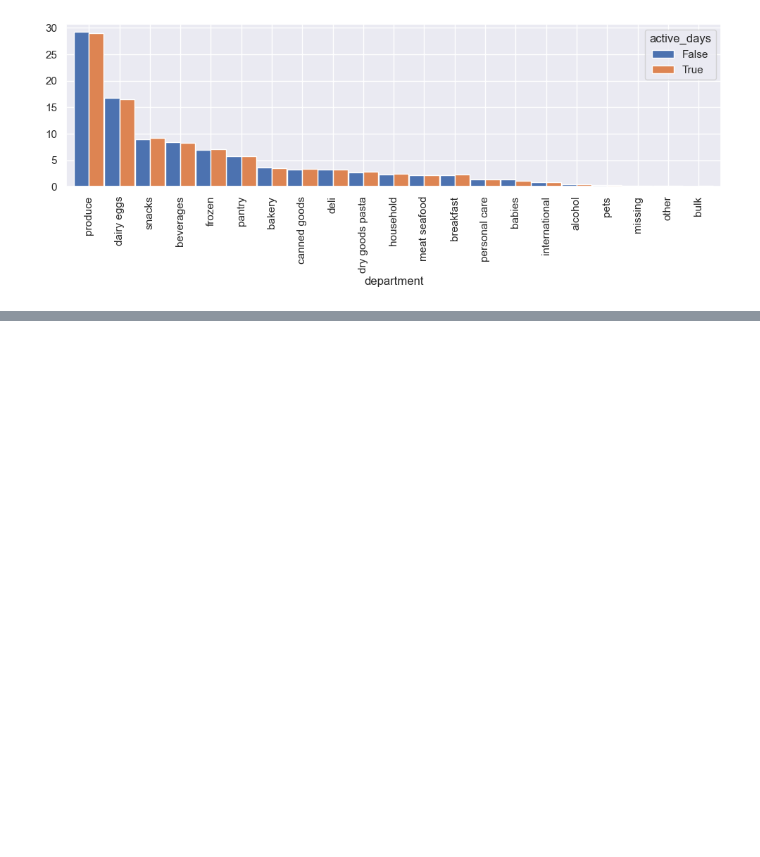
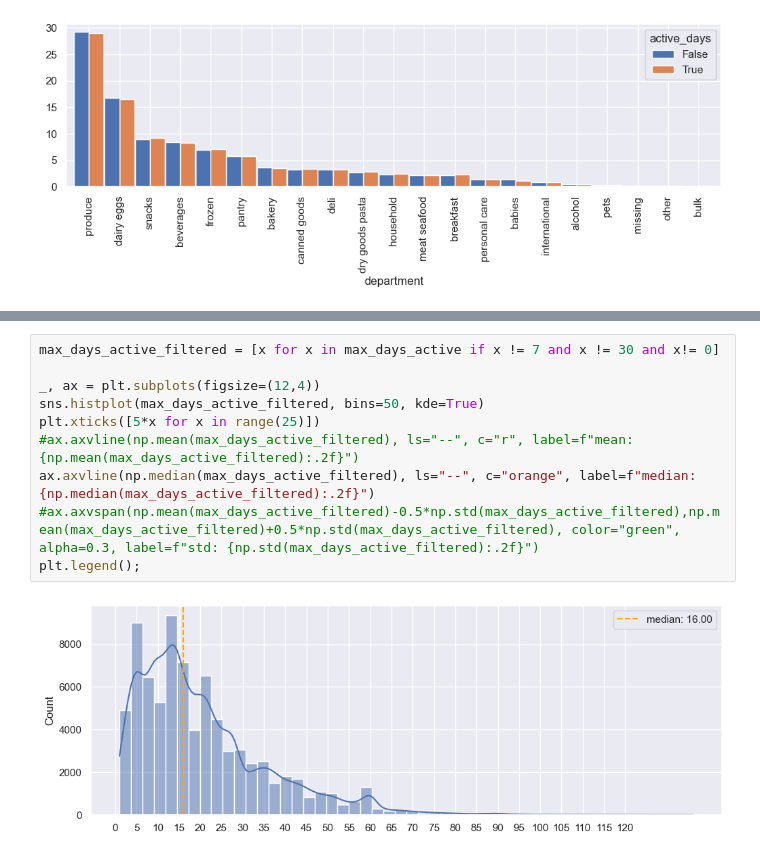
Before and after one commit to Vicalg/-EcommerceDS, a Jupyter notebook: Notebooks/Visualizations.ipynb, the cells around one changed output, grey strips where cells are left out. Saved outputs shown, nothing was run; the diff lists cells and outputs as text; blank space fills up the shorter version.

```diff
--- a/Notebooks/Visualizations.ipynb
+++ b/Notebooks/Visualizations.ipynb
@@ -85,0 +163,12 @@ sns.barplot()
+# %%
+max_days_active_filtered = [x for x in max_days_active if x != 7 and x != 30 and x!= 0]
+
+_, ax = plt.subplots(figsize=(12,4))
+sns.histplot(max_days_active_filtered, bins=50, kde=True)
+plt.xticks([5*x for x in range(25)])
+#ax.axvline(np.mean(max_days_active_filtered), ls="--", c="r", label=f"mean: {np.mean(max_days_active_filtered):.2f}")
+ax.axvline(np.median(max_days_active_filtered), ls="--", c="orange", label=f"median: {np.median(max_days_active_filtered):.2f}")
+#ax.axvspan(np.mean(max_days_active_filtered)-0.5*np.std(max_days_active_filtered),np.mean(max_days_active_filtered)+0.5*np.std(max_days_active_filtered), color="green", alpha=0.3, label=f"std: {np.std(max_days_active_filtered):.2f}")
+plt.legend();
+# %% [output]
+[figure, added]
```
Also changed, not shown: parts of 15 cells of this notebook.
